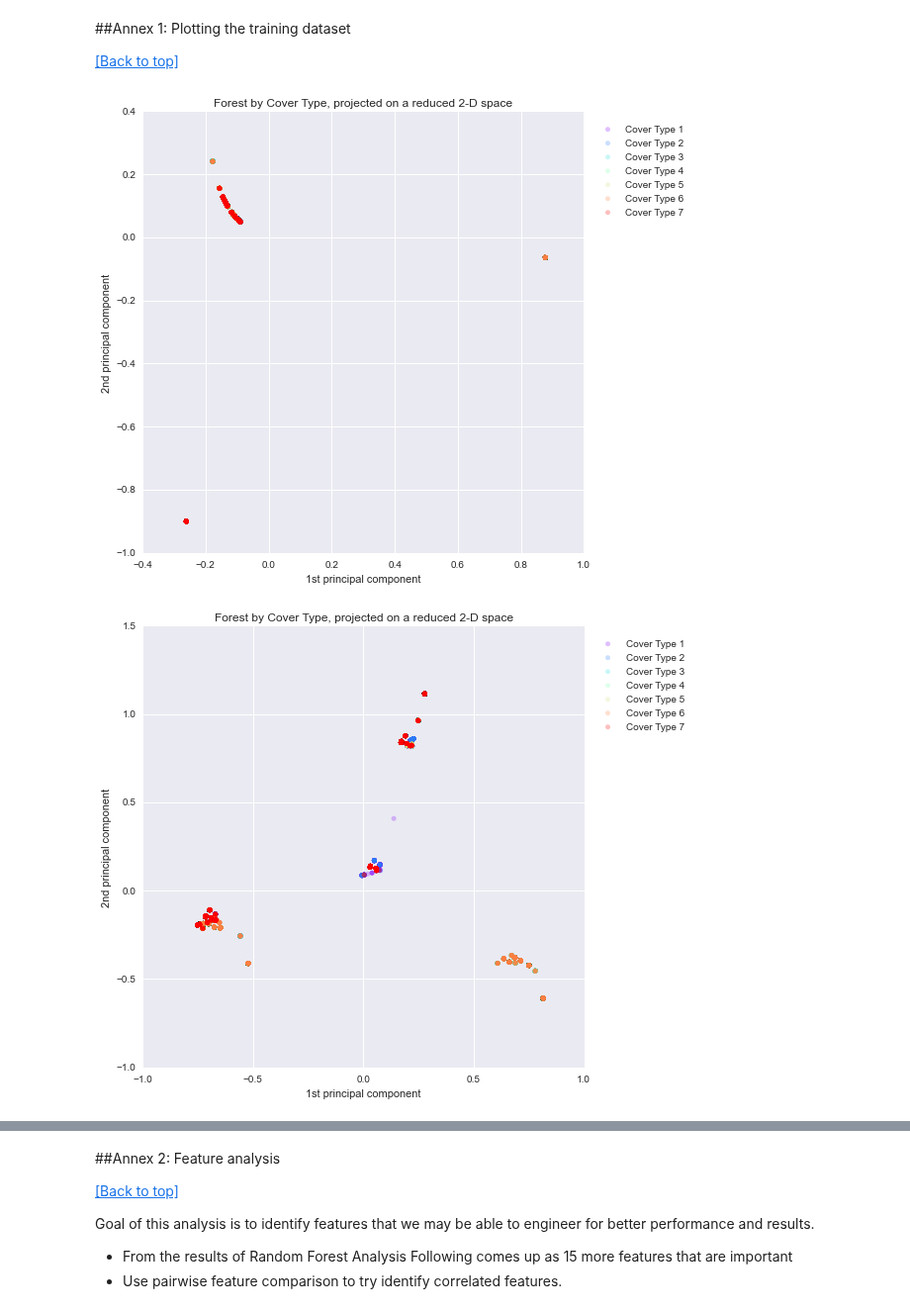
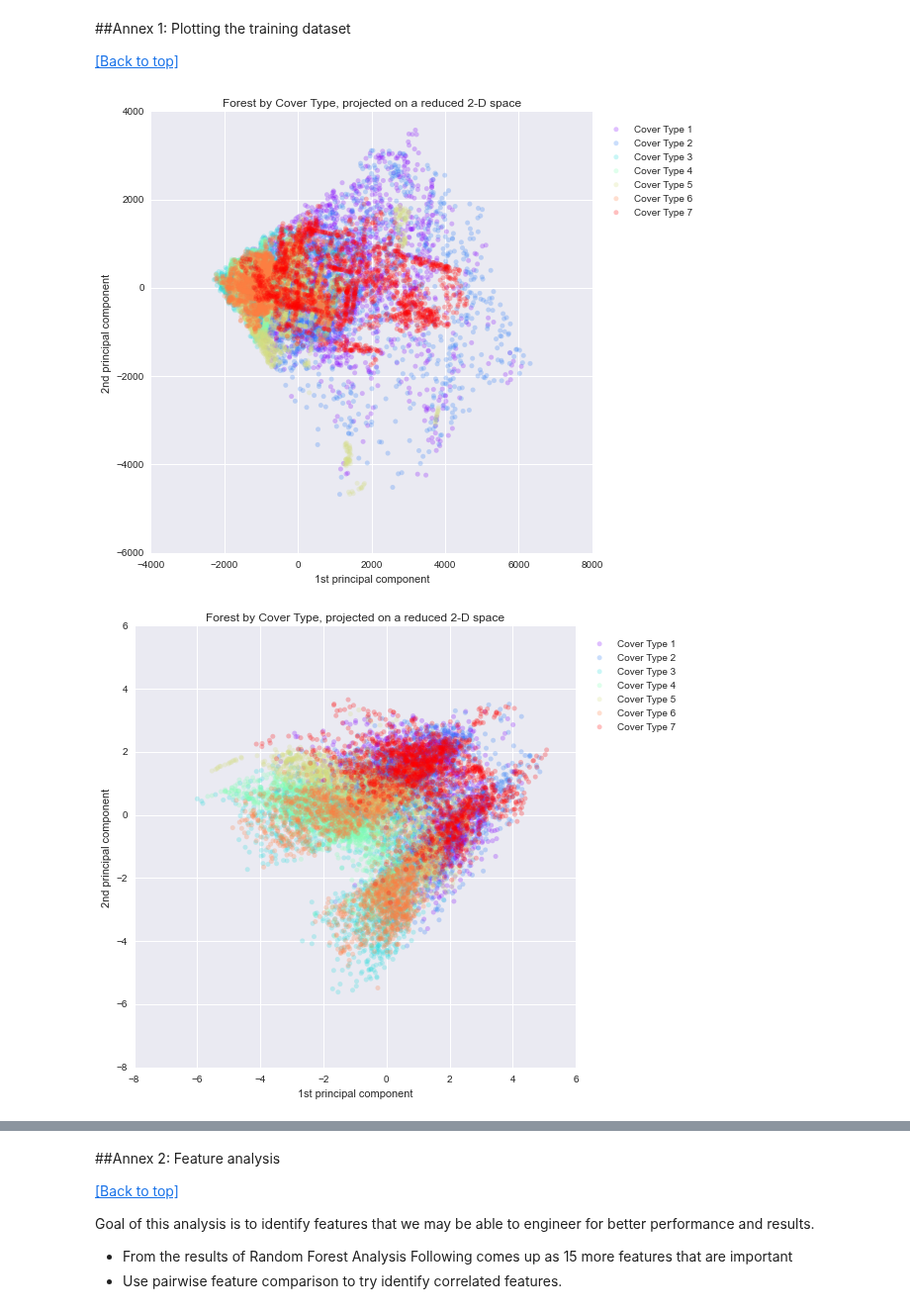
Before and after one commit to juanjocarin/W207-final-project, a Jupyter notebook: Forest/W207-Carin_Mahmud_Sakhamuri.ipynb, the cells around one changed output, grey strips where cells are left out. Shown at 99% size. Drawn from its saved outputs; the diff is of its cells as text; code cells hidden in the pictures.

```diff
--- a/Forest/W207-Carin_Mahmud_Sakhamuri.ipynb
+++ b/Forest/W207-Carin_Mahmud_Sakhamuri.ipynb
@@ -965,8 +941,7 @@ print classification_report(y_dev, svm_preds)
 # %% [markdown]
 Keep record of the predictions in the dev set, as well as the accuracy, to ensemble all the models in a later step:
 # %%
-SVM = SVC(kernel = best_svm.best_params_['kernel'], C=best_svm.best_params_['C'],
-          gamma=best_svm.best_params_['gamma'])
+SVM = SVC(kernel='rbf', C=1000, gamma=0.5)
 SVM.fit(X_train_minmax, y_train)
 pred_y_dev_SVM = SVM.predict(X_dev_minmax)
 acc_SVM = metrics.accuracy_score(y_dev, pred_y_dev_SVM)
@@ -1128,7 +1143,7 @@ Keep record of the predictions in the dev set, as well as the accuracy, to ensem
 logprob = np.empty(len(np.unique(y_train))*X_dev.shape[0]).\
             reshape(len(np.unique(y_train)), X_dev.shape[0])
 for i,label in enumerate(np.unique(y_train)):
-    gmm = GMM(n_components=best_numcomp, covariance_type=best_covar_type)
+    gmm = GMM(n_components=320, covariance_type='tied')
     gmm.fit(X_train[y_train==label])
     logprob[i, :] = gmm.score(X_dev)
 pred_y_dev_GMM = logprob.argmax(axis=0) + 1
@@ -1145,7 +1164,7 @@ Predict the test set:
 logprob = np.empty(len(np.unique(y_train))*X_test.shape[0]).\
         reshape(len(np.unique(y_train)), X_test.shape[0])
 for i,label in enumerate(np.unique(y_train)):
-    gmm = GMM(n_components=best_numcomp, covariance_type=best_covar_type)
+    gmm = GMM(n_components=320, covariance_type='tied')
     gmm.fit(X_train[y_train==label])
     logprob[i, :] = gmm.score(X_test)
 pred_y_test_GMM = logprob.argmax(axis=0) + 1
@@ -1344,5 +1359,0 @@ Here's what we need to send back to Kaggle:
-# %%
-kNN = KNeighborsClassifier(n_neighbors=1)
-kNN.fit(X_train, y_train)
-preds = kNN.predict(X_test)
-print preds
@@ -1370,34 +1384,32 @@ test_lab_f.close()
 # %%
 def plot(dataset):
     pc_2 = PCA(n_components=2)
     # Transform the coordinates into this new 2-D space
     X_train_2pc = pc_2.fit_transform(dataset)
     # Plot all elements of the training set in this 2-D space
     # Plot the projection of each forest in a 2-D space, with a color corresponding to each cover
         # type
     Colors = plt.cm.rainbow(np.linspace(0, 1, len(np.unique(y_train))))
     # Each color is represented by 4 RGBA coordinates
     # cover_color = np.empty(4*X_train_2pc.shape[0]).reshape(X_train_2pc .shape[0], 4)
     # for i in np.arange(y_train.shape[0]):
         # color_index = y_train[i]-1
         # Each color is indexed by the cover type
         # cover_color[i,:] = Colors[color_index]
     plt.figure  (figsize = (8, 8))
     cover = np.empty(len(np.unique(y_train))).tolist()
     for i in range(len(np.unique(y_train))):
         cover[i] = plt.scatter(X_train_2pc[y_train==i+1,0], X_train_2pc[y_train==i+1,1],
                                c = Colors[i], alpha = 0.25, s=25, edgecolor='',
                                label = 'Cover Type ' + str(i+1))
     plt.xlabel("1st principal component")
     plt.ylabel("2nd principal component")
-    #plt.xlim([-0.75,-0.65])
-    #plt.ylim([-0.25,-0.1])
     plt.title('Forest by Cover Type, projected on a reduced 2-D space')
     plt.legend(bbox_to_anchor=(1, 1), loc=2, borderaxespad=1.)
 
-plot(X_train[:,14:])
-plot(X_train_std[:,10:])
-plot(X_train_minmax[:,10:])
+plot(X_train)
+plot(X_train_std)
+plot(X_train_minmax)
 # %% [output]
-[figure, old version]
+[figure, new version]
-[figure, old version]
+[figure, new version]
```
Also changed, not shown: parts of 36 cells of this notebook.
